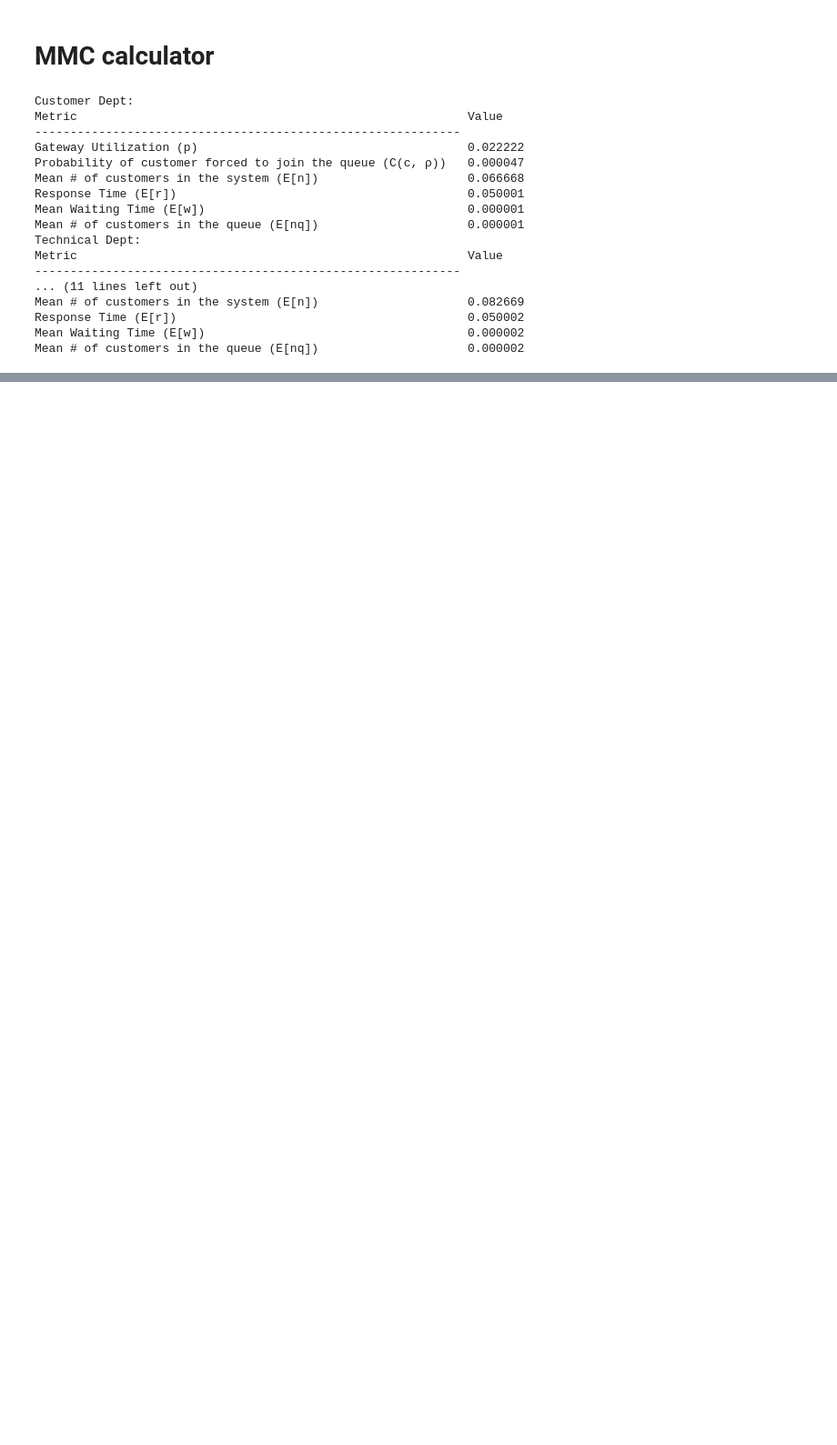
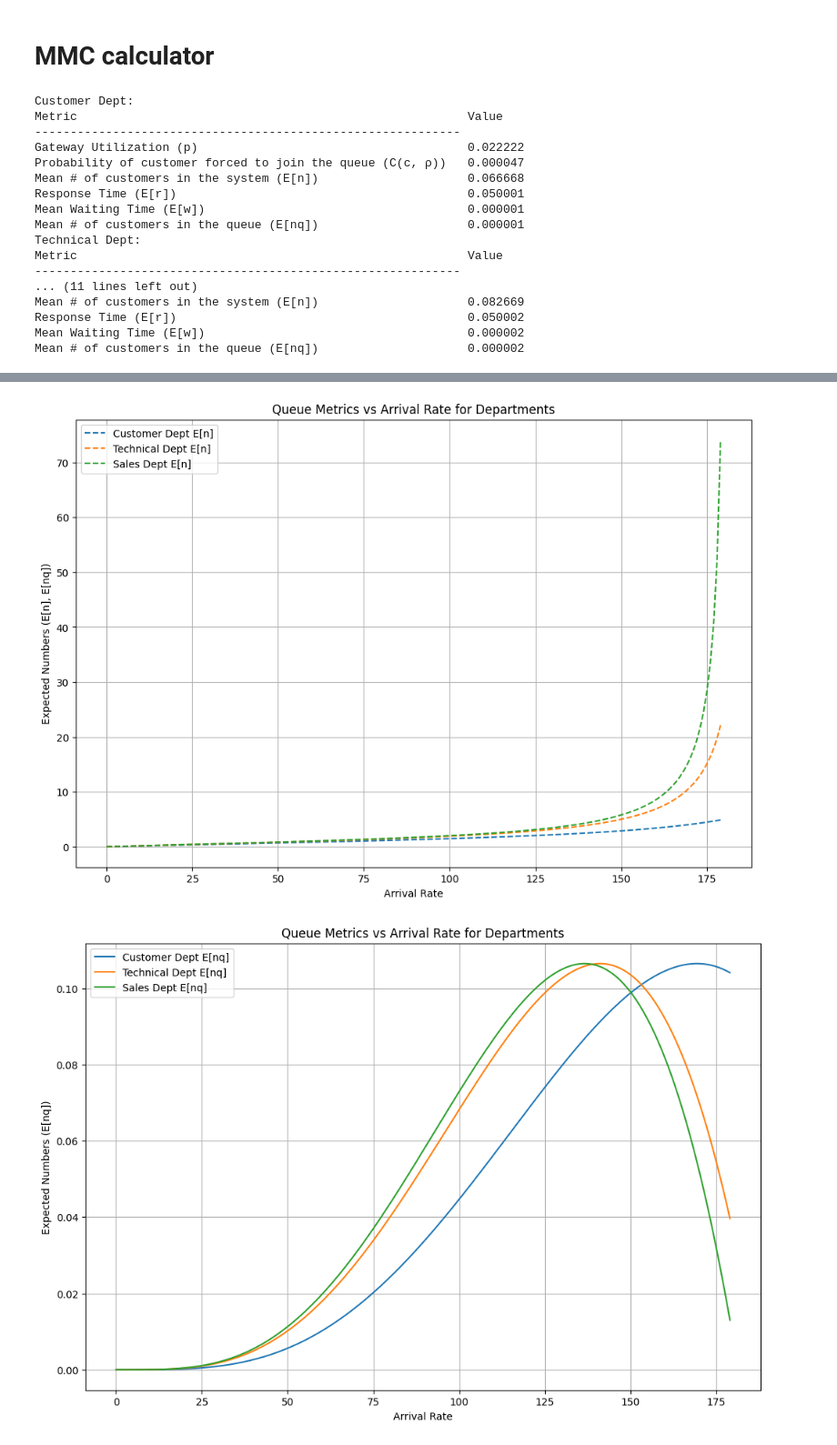
Before and after one commit to kthkhanhtrinh/dsa_lab, a Jupyter notebook: hihi.ipynb, the cells around one changed output, grey strips where cells are left out. Shown: that part at 91% size. Saved outputs shown, nothing was run; the diff lists cells and outputs as text; code cells hidden in the pictures; blank space fills up the shorter version.

Commit message:
all chart

```diff
--- a/hihi.ipynb
+++ b/hihi.ipynb
@@ -143,15 +144,6 @@ def mmc_queue_calculator(lambda_rate, mu_rate, c):
         numerator = (c * rho) ** c / math.factorial(c) * 1 / (1 - rho)
         denominator = sum((c * rho) ** k / math.factorial(k) for k in range(c)) + numerator
         return numerator / denominator
-
-    if rho >= 1:
-        return {
-            'Gateway Utilization (p)': rho,
-            'Probability of customer forced to join the queue (C(c, ρ))': float('inf'),
-            'Mean # of customers in the system (E[n])': float('inf'),
-            'Mean Waiting Time (E[w])': float('inf'),
-            'Mean # of customers in the queue (E[nq])': float('inf')
-        }
 
     C_c_rho = erlang_c(c, rho)
     # Mean Number of Customers in the System (E[n])
@@ -280,0 +220,64 @@ plt.show()
+# %%
+# Parameters
+dropout_rate = 0.2
+service_rate_dep = 20
+c = 3
+arrival_rates = range(180)  # Extend range for higher loads
+
+# Initialize results storage
+results = {
+    "Customer Dept": {"E[n]": [], "E[nq]": [], "E[r]": [], "E[w]": []},
+    "Technical Dept": {"E[n]": [], "E[nq]": [], "E[r]": [], "E[w]": []},
+    "Sales Dept": {"E[n]": [], "E[nq]": [], "E[r]": [], "E[w]": []}
+}
+
+# Run calculations
+for arrival_rate in arrival_rates:
+    lambda_to_depts = generate_lambda(arrival_rate, dropout_rate)
+
+    for i, dept in enumerate(["Customer Dept", "Technical Dept", "Sales Dept"]):
+        result = mmc_queue_calculator(lambda_to_depts[i], service_rate_dep, c)
+        results[dept]["E[n]"].append(result["Mean # of customers in the system (E[n])"])
+        results[dept]["E[nq]"].append(result["Mean # of customers in the queue (E[nq])"])
+        results[dept]["E[r]"].append(result["Response Time (E[r])"])
+        results[dept]["E[w]"].append(result["Mean Waiting Time (E[w])"])
+
+# Plot E[n] and E[nq]
+plt.figure(figsize=(12, 8))
+for dept in results.keys():
+    plt.plot(arrival_rates, results[dept]["E[n]"], label=f"{dept} E[n]", linestyle='--')
+
+plt.xlabel("Arrival Rate")
+plt.ylabel("Expected Numbers (E[n], E[nq])")
+plt.title("Queue Metrics vs Arrival Rate for Departments")
+plt.legend()
+plt.grid()
+plt.show()
+
+plt.figure(figsize=(12, 8))
+for dept in results.keys():
+    plt.plot(arrival_rates, results[dept]["E[nq]"], label=f"{dept} E[nq]", linestyle='-')
+
+plt.xlabel("Arrival Rate")
+plt.ylabel("Expected Numbers (E[nq])")
+plt.title("Queue Metrics vs Arrival Rate for Departments")
+plt.legend()
+plt.grid()
+plt.show()
+
+
+# Plot E[r] and E[w]
+plt.figure(figsize=(12, 8))
+for dept in results.keys():
+    plt.plot(arrival_rates, results[dept]["E[r]"], label=f"{dept} E[r]", linestyle='--')
+    plt.plot(arrival_rates, results[dept]["E[w]"], label=f"{dept} E[w]", linestyle='-')
+
+plt.xlabel("Arrival Rate")
+plt.ylabel("Response Time and Waiting Time")
+plt.title("Response Time and Mean Waiting Time vs Arrival Rate for Departments")
+plt.legend()
+plt.grid()
+plt.show()
+# %% [output]
+[figure, added]
+[figure, added]
```
Also changed, not shown: parts of 3 cells of this notebook.
